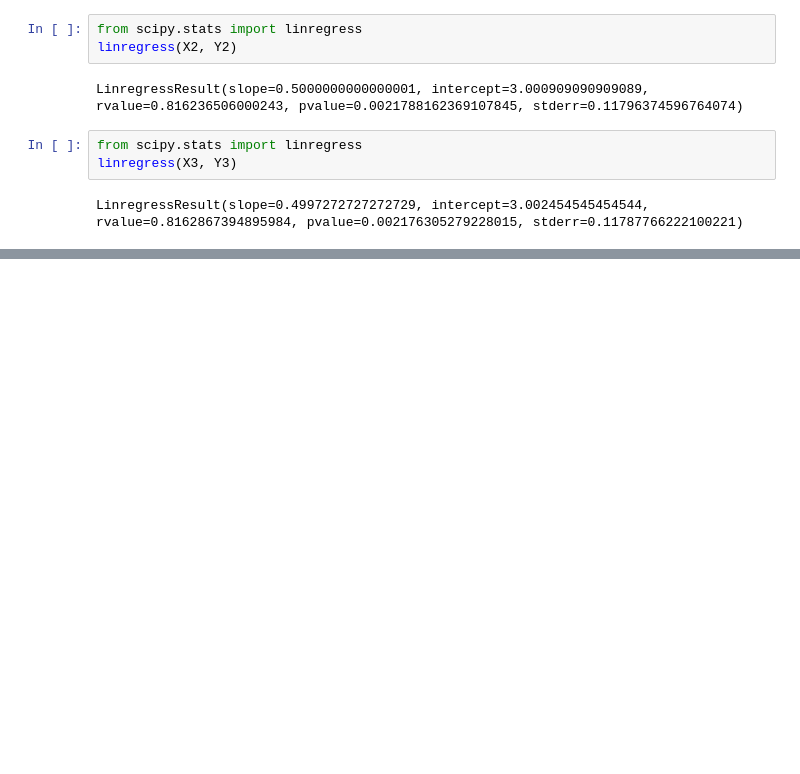
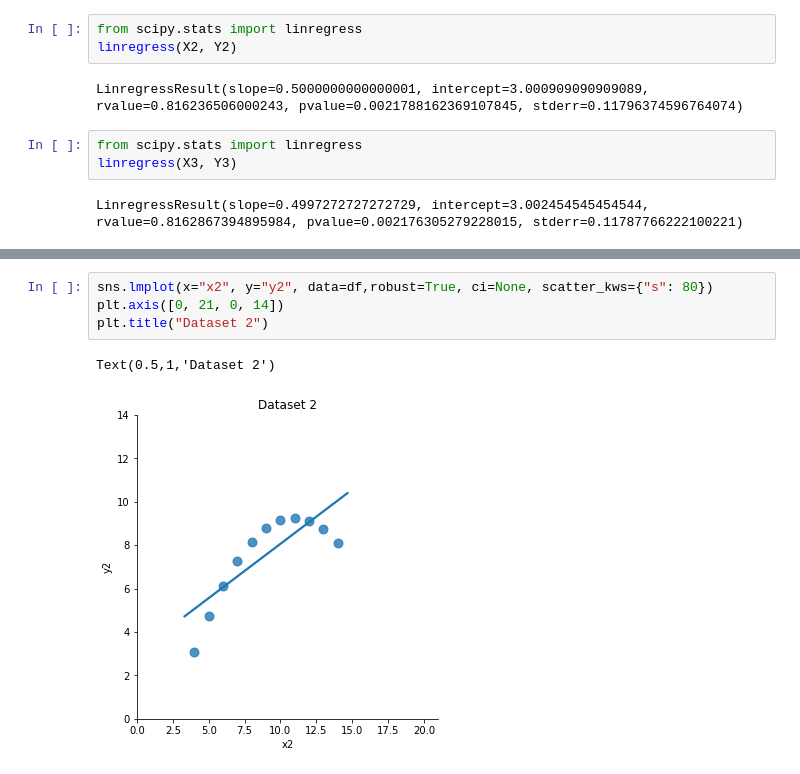
Before and after one commit to MichaelORegan/52446-FUNDAMENTALS-OF-DATA-ANALYSIS-ASSIGNMENTS, a Jupyter notebook: Anscombe Quartet.ipynb, the cells around one changed output, grey strips where cells are left out. Saved outputs shown, nothing was run; the diff lists cells and outputs as text; blank space fills up the shorter version.

```diff
--- a/Anscombe Quartet.ipynb
+++ b/Anscombe Quartet.ipynb
@@ -103,0 +128,7 @@ LinregressResult(slope=0.4997272727272729, intercept=3.002454545454544, rvalue=0
+# %%
+sns.lmplot(x="x2", y="y2", data=df,robust=True, ci=None, scatter_kws={"s": 80})
+plt.axis([0, 21, 0, 14])
+plt.title("Dataset 2")
+# %% [output]
+Text(0.5,1,'Dataset 2')
+[figure, added]
```
Also changed, not shown: parts of 14 cells of this notebook.
